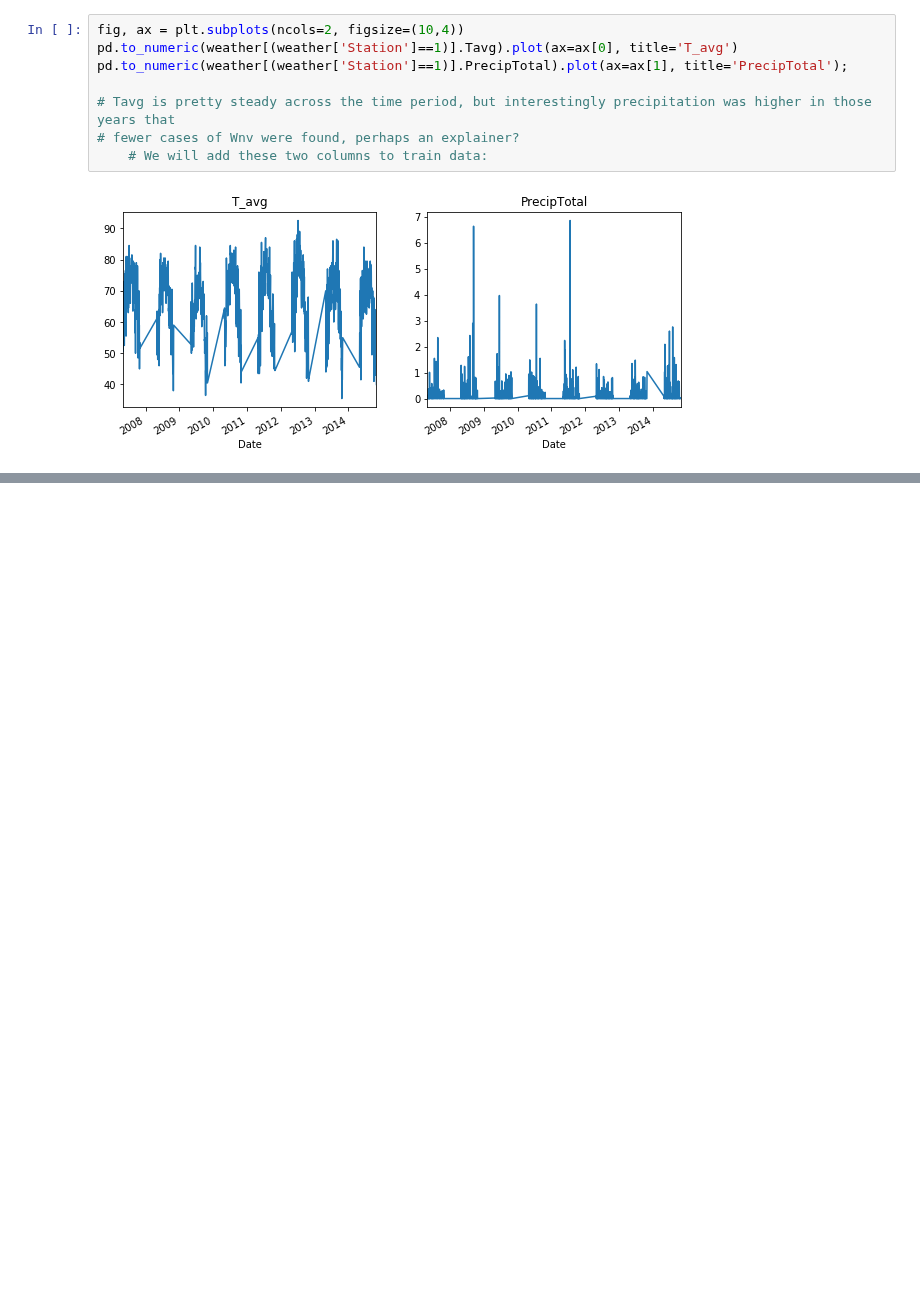
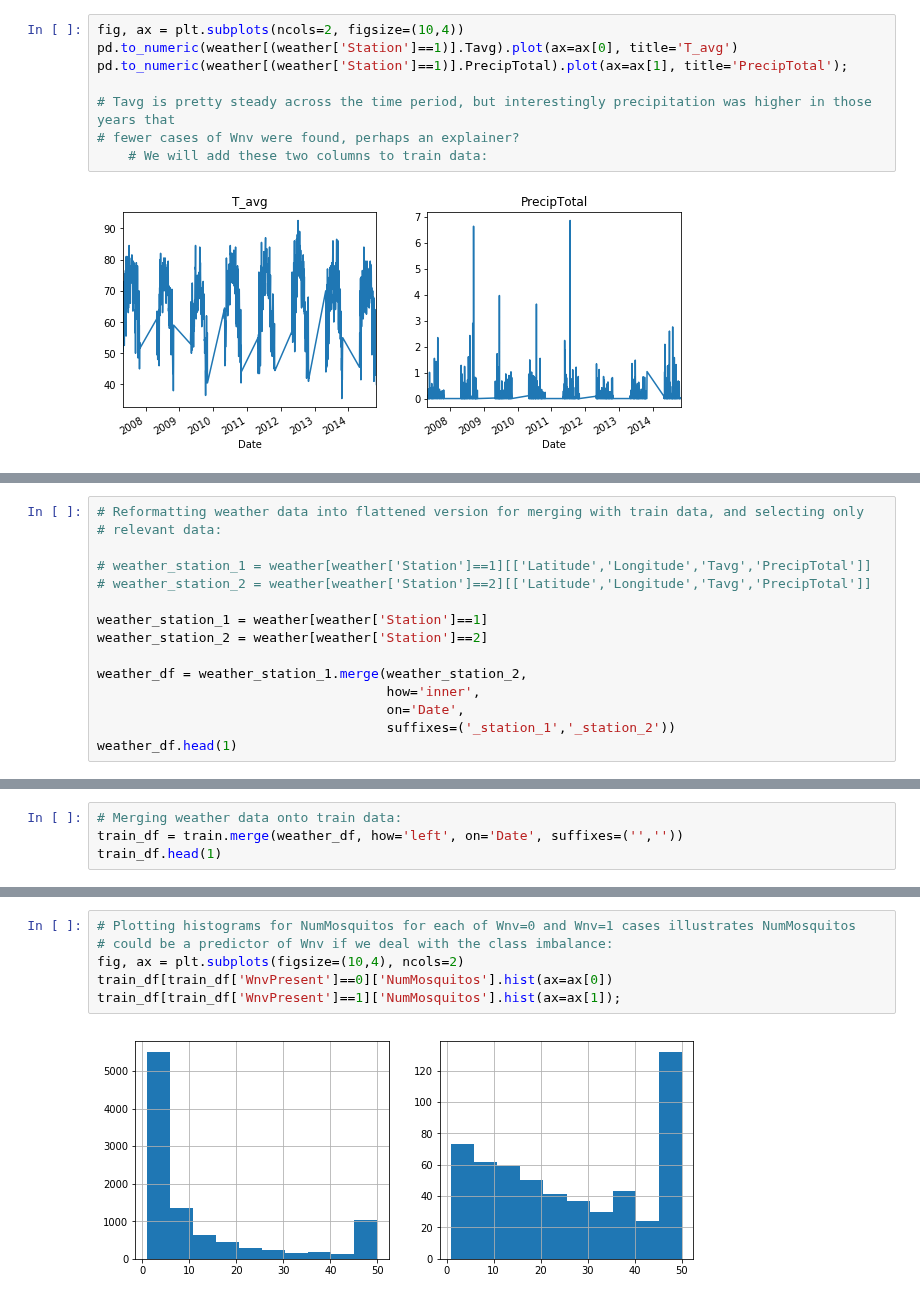
Before and after one commit to a3o1m2/DSI11-lessons, a Jupyter notebook: projects/project-capstone/part-03/capstone_west_nile.ipynb, the cells around one changed output, grey strips where cells are left out. Cells and saved outputs as stored; diff of their text form; blank space fills up the shorter version.

```diff
--- a/projects/project-capstone/part-03/capstone_west_nile.ipynb
+++ b/projects/project-capstone/part-03/capstone_west_nile.ipynb
@@ -146,3 +156,18 @@ train.head(1)
 |  | Address | Species | Block | Street | Trap | AddressNumberAndStreet | Latitude | Longitude | ... |
 | Date |  |  |  |  |  |  |  |  | ... |
 | 2007-05-29 | 4100 North Oak Park Avenue, Chica... | CULEX PIPIENS/RESTUANS | 41 | N OAK PARK AVE | T002 | 4100 N OAK PARK AVE, Chicago, IL | 41.95469 | -87.800991 | ... |
+# %%
+# Reformatting weather data into flattened version for merging with train data, and selecting only
+# relevant data:
+
+# weather_station_1 = weather[weather['Station']==1][['Latitude','Longitude','Tavg','PrecipTotal']]
+# weather_station_2 = weather[weather['Station']==2][['Latitude','Longitude','Tavg','PrecipTotal']]
+
+weather_station_1 = weather[weather['Station']==1]
+weather_station_2 = weather[weather['Station']==2]
+
+weather_df = weather_station_1.merge(weather_station_2,
+                                     how='inner',
+                                     on='Date',
+                                     suffixes=('_station_1','_station_2'))
+weather_df.head(1)
@@ -148,0 +178,4 @@ train.head(1)
+# %%
+# Merging weather data onto train data:
+train_df = train.merge(weather_df, how='left', on='Date', suffixes=('',''))
+train_df.head(1)
@@ -148,0 +186,8 @@ train.head(1)
+# %%
+# Plotting histograms for NumMosquitos for each of Wnv=0 and Wnv=1 cases illustrates NumMosquitos
+# could be a predictor of Wnv if we deal with the class imbalance:
+fig, ax = plt.subplots(figsize=(10,4), ncols=2)
+train_df[train_df['WnvPresent']==0]['NumMosquitos'].hist(ax=ax[0])
+train_df[train_df['WnvPresent']==1]['NumMosquitos'].hist(ax=ax[1]);
+# %% [output]
+[figure, added]
```
Also changed, not shown: parts of 16 cells of this notebook, 11 other files.
